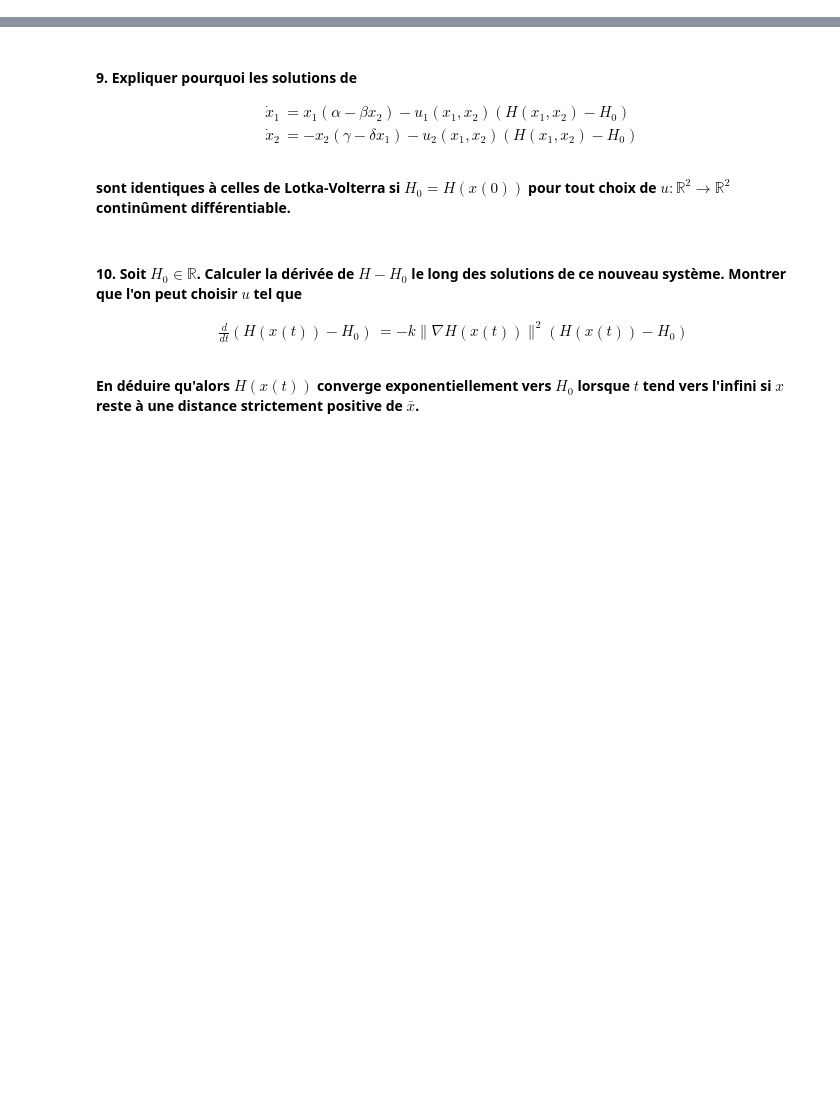
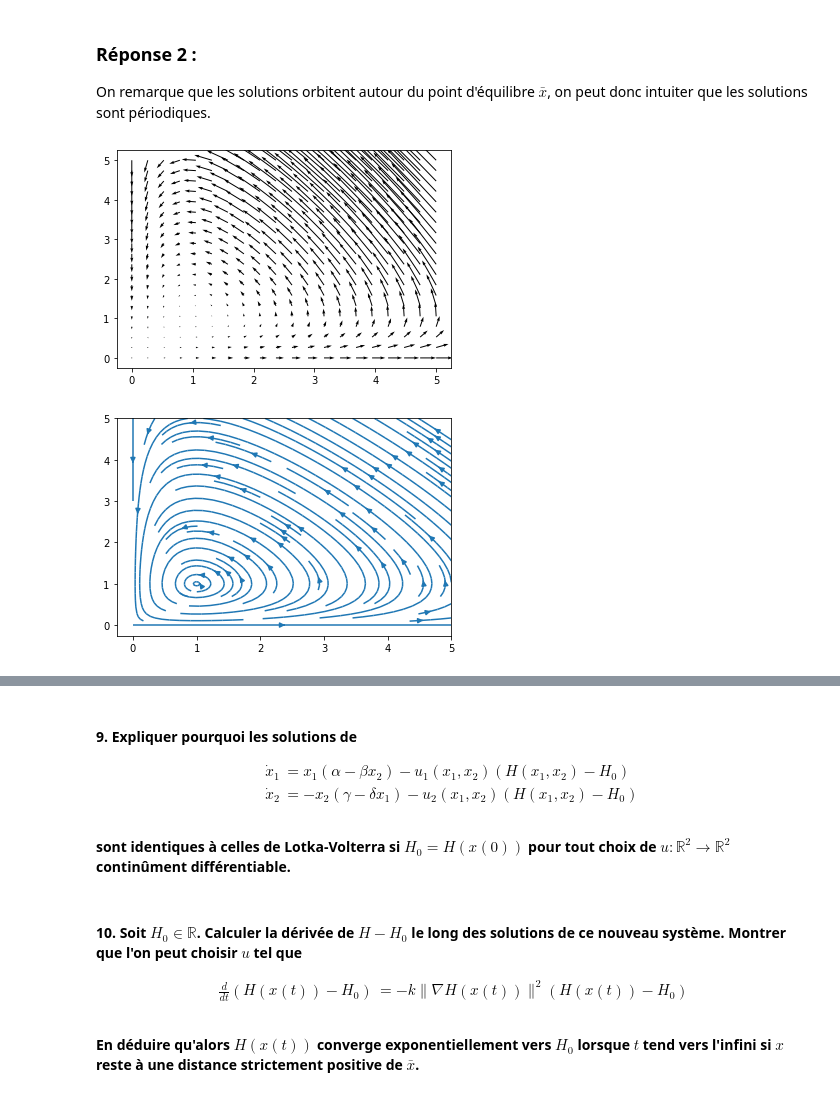
Before and after one commit to pguillot07/Devoir-Maths-Info-Equations-Differentielles, a Jupyter notebook: Rendu_equations_differentielles.ipynb, the cells around one changed output, grey strips where cells are left out. Cells and saved outputs as stored; diff of their text form; code cells hidden in the pictures; blank space fills up the shorter version.

```diff
--- a/Rendu_equations_differentielles.ipynb
+++ b/Rendu_equations_differentielles.ipynb
@@ -40,0 +20,13 @@ $\text{def  solve_euler_implicit }(f, x_0, dt, t_0, t_f, intermax = 100): \\
+# %%
+alpha = 0.5
+beta = 0.5
+gamma = 0.5
+delta = 0.5
+
+def LV(t, x):
+    x1 = x[0]
+    x2 = x[1]
+    return np.array([x1*(alpha - beta*x2), -x2*(gamma - delta*x1)])
+
+def H(x1,x2):
+    return(delta*x1 - gamma*np.log(x1) + beta*x2 - alpha*np.log(x2))
@@ -40,0 +125,19 @@ $\text{def  solve_euler_implicit }(f, x_0, dt, t_0, t_f, intermax = 100): \\
+# %% [markdown]
+### Réponse 2 :
+On remarque que les solutions orbitent autour du point d'équilibre $\bar x$, on peut donc intuiter que les solutions sont périodiques.
+# %%
+x1 = np.linspace(0,5,20)
+x2 = np.linspace(0,5,20)
+
+X = np.meshgrid(x1, x2)
+
+U, V = LV(0, X)
+
+plt.quiver(X[0], X[1], U, V, scale=50)
+plt.show()
+
+plt.streamplot(X[0], X[1], U, V)
+plt.show()
+# %% [output]
+[figure, added]
+[figure, added]
```
Also changed, not shown: parts of 42 cells of this notebook.
